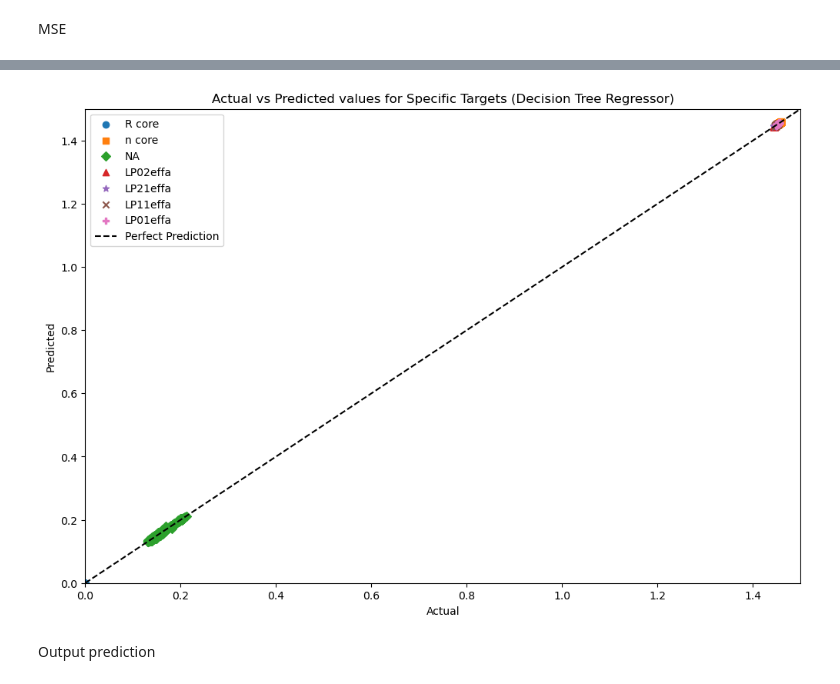
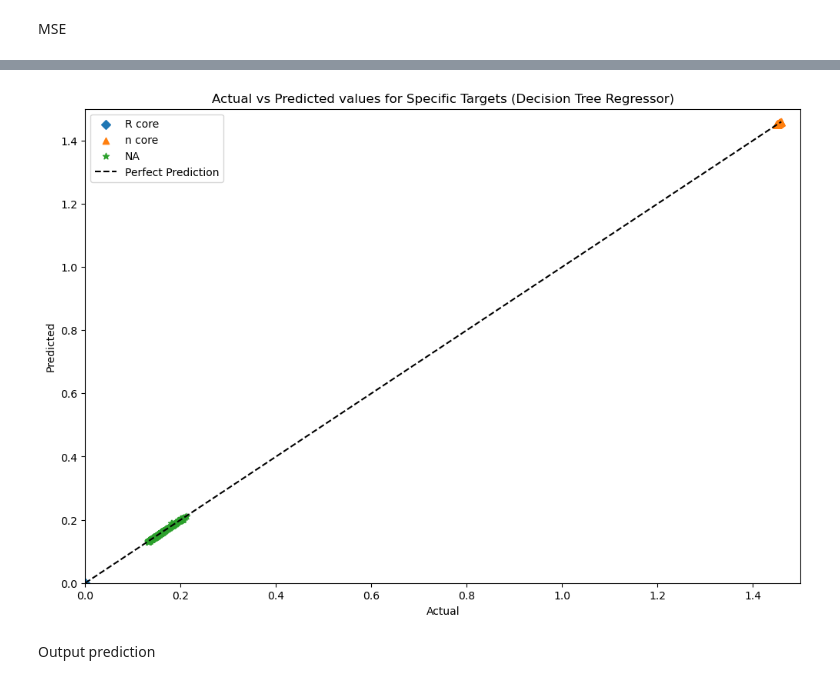
Before and after one commit to Harikrishna1908/Few-Mode-Fiber-design, a Jupyter notebook: Decisiontree.ipynb, the cells around one changed output, grey strips where cells are left out. Drawn from its saved outputs; the diff is of its cells as text; code cells hidden in the pictures.

```diff
--- a/Decisiontree.ipynb
+++ b/Decisiontree.ipynb
@@ -30,8 +30,8 @@ subset
 # %% [markdown]
 Load dataset
 # %%
-X = subset[['Eff area02b', 'Eff area02a', 'Eff area21d', 'Eff area21c', 'Eff area21b', 'Eff area21a', 'Eff area11d', 'Eff area11c', 'Eff area11b', 'Eff area11a', 'Eff area01b', 'Eff area01a', 'dneffaa1', 'dneffab1', 'dneffac1', 'dneffad1', 'dneffba1', 'dneffbb1', 'dneffbc1', 'dneffbd1', 'dneffaa2', 'dneffbb2', 'dneffcc2', 'dneffdd2', 'dneffaa3', 'dneffba3', 'dneffca3', 'dneffda3', 'dneffab3', 'dneffbb3', 'dneffcb3', 'dneffdb3']].astype(np.float64)
-y = subset[['V number', 'R core', 'R cladding', 'n core', 'n cladding', 'NA', 'LP02effb', 'LP02effa', 'LP21effd', 'LP21effc', 'LP21effb', 'LP21effa', 'LP11effd', 'LP11effc', 'LP11effb', 'LP11effa', 'LP01effb', 'LP01effa']].astype(np.float64)
+X = subset[[ 'NA',  'dneffaa1', 'dneffab1', 'dneffac1', 'dneffad1', 'dneffba1', 'dneffbb1', 'dneffbc1', 'dneffbd1', 'dneffaa2', 'dneffbb2', 'dneffcc2', 'dneffdd2', 'dneffaa3', 'dneffba3', 'dneffca3', 'dneffda3', 'dneffab3', 'dneffbb3', 'dneffcb3', 'dneffdb3']].astype(np.float64)
+y = subset[['V number','R core', 'R cladding', 'n core', 'n cladding', 'LP02effb', 'LP02effa', 'LP21effd', 'LP21effc', 'LP21effb', 'LP21effa', 'LP11effd', 'LP11effc', 'LP11effb', 'LP11effa', 'LP01effb', 'LP01effa']].astype(np.float64)
 X_train, X_test, y_train, y_test = train_test_split(X, y, train_size=0.7, random_state=1010)
 X_train.shape, X_test.shape, y_train.shape, y_test.shape
 # %% [output]
@@ -117,32 +117,32 @@ LP01effa : 1.4487
 # %%
 # Define the specific targets
-specific_targets = ['R core', 'n core', 'NA', 'LP02effa', 'LP21effa', 'LP11effa', 'LP01effa']
+specific_targets = ['R core', 'n core', 'NA']
 
 # Define marker styles for each target
-markers = ['o', 's', 'D', '^', '*', 'x', 'P']
+markers = [ 'D', '^', '*', 'x', 'P']
 
 # Plot the actual vs predicted values for specific targets
 plt.figure(figsize=(12, 8))
 
 for target, marker in zip(specific_targets, markers):
     idx = y_test.columns.get_loc(target)
     plt.scatter(y_test.iloc[:, idx], y_pred[:, idx], label=target, marker=marker)
 
 # Plot the perfect prediction line
 plt.plot([min(y_test.values.min(), y_pred.min()), max(y_test.values.max(), y_pred.max())],
          [min(y_test.values.min(), y_pred.min()), max(y_test.values.max(), y_pred.max())], '--k', label='Perfect Prediction')
 
 
 # Set limits for x-axis and y-axis
 plt.xlim(0, 1.5)  # Adjust these values according to your desired range
 plt.ylim(0, 1.5)  # Adjust these values according to your desired range
 
 plt.xlabel('Actual')
 plt.ylabel('Predicted')
 plt.title('Actual vs Predicted values for Specific Targets (Decision Tree Regressor)')
 plt.legend()
 plt.show()
 # %% [output]
-[figure, old version]
+[figure, new version]
 # %% [markdown]
 Output prediction
```
Also changed, not shown: parts of 4 cells of this notebook.
